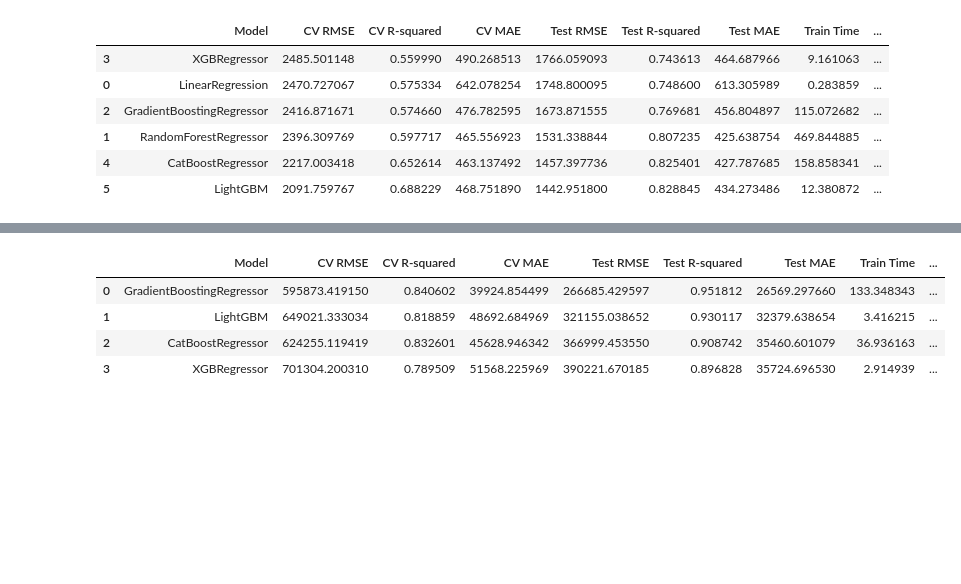
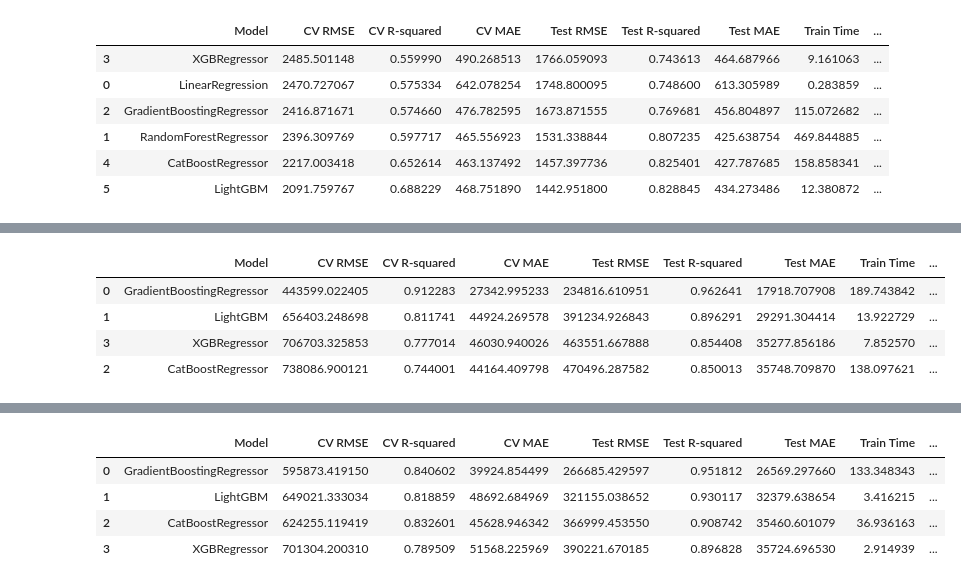
Before and after one commit to itsVarun20/Property-Listed-Price-and-Rent-Prediction, a Jupyter notebook: Code_Predicting.ipynb, the cells around one changed output, grey strips where cells are left out. Saved outputs shown, nothing was run; the diff lists cells and outputs as text; code cells hidden in the pictures; blank space fills up the shorter version.

```diff
--- a/Code_Predicting.ipynb
+++ b/Code_Predicting.ipynb
@@ -350,0 +357,8 @@ Results for ListedPrice:
+# %%
+results_listed_df
+# %% [output]
+|  | Model | CV RMSE | CV R-squared | CV MAE | Test RMSE | Test R-squared | Test MAE | Train Time | ... |
+| 0 | GradientBoostingRegressor | 443599.022405 | 0.912283 | 27342.995233 | 234816.610951 | 0.962641 | 17918.707908 | 189.743842 | ... |
+| 1 | LightGBM | 656403.248698 | 0.811741 | 44924.269578 | 391234.926843 | 0.896291 | 29291.304414 | 13.922729 | ... |
+| 3 | XGBRegressor | 706703.325853 | 0.777014 | 46030.940026 | 463551.667888 | 0.854408 | 35277.856186 | 7.852570 | ... |
+| 2 | CatBoostRegressor | 738086.900121 | 0.744001 | 44164.409798 | 470496.287582 | 0.850013 | 35748.709870 | 138.097621 | ... |
```
Also changed, not shown: parts of 35 cells of this notebook.
